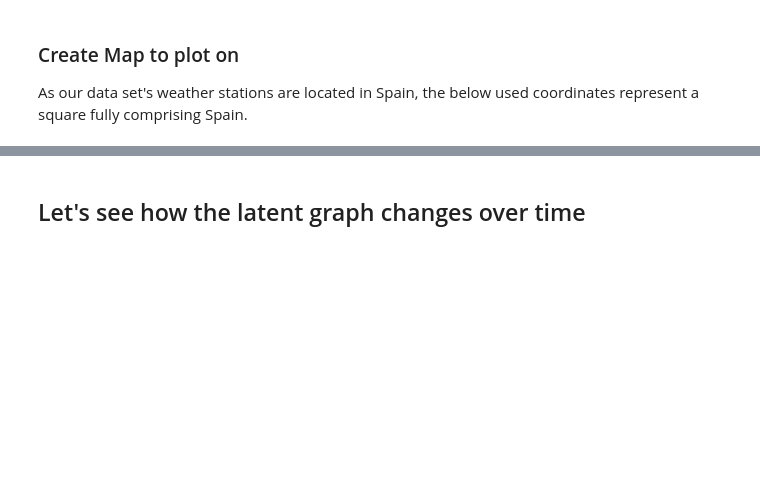
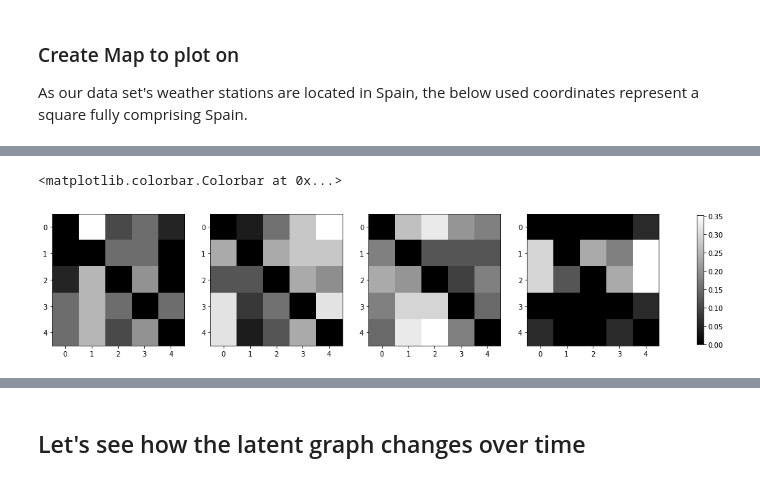
Before and after one commit to PaulUrsulean/LSGM, a Jupyter notebook: notebooks/map_visualization.ipynb, the cells around one changed output, grey strips where cells are left out. Cells and saved outputs as stored; diff of their text form; code cells hidden in the pictures; blank space fills up the shorter version.

```diff
--- a/notebooks/map_visualization.ipynb
+++ b/notebooks/map_visualization.ipynb
@@ -224,0 +149,10 @@ fig.colorbar(im, ax=axes.ravel().tolist(), shrink=0.6)
+# %%
+# Calculate average interactions for this configuration
+indices = get_sample_ids_with_configuration(2137)
+fig, axes = plt.subplots(nrows=1, ncols=n_edge_types, figsize=(20, 5))
+for i in range(n_edge_types):
+    im = axes[i].imshow(graphs[indices, i, :, :].mean(axis=0), cmap='gray', interpolation=None)
+fig.colorbar(im, ax=axes.ravel().tolist(), shrink=0.7)
+# %% [output]
+<matplotlib.colorbar.Colorbar at 0x...>
+[figure, added]
```
Also changed, not shown: parts of 35 cells of this notebook.
